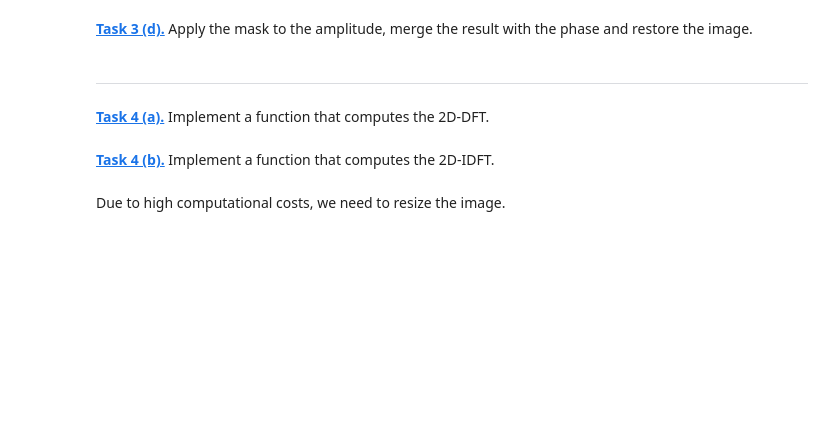
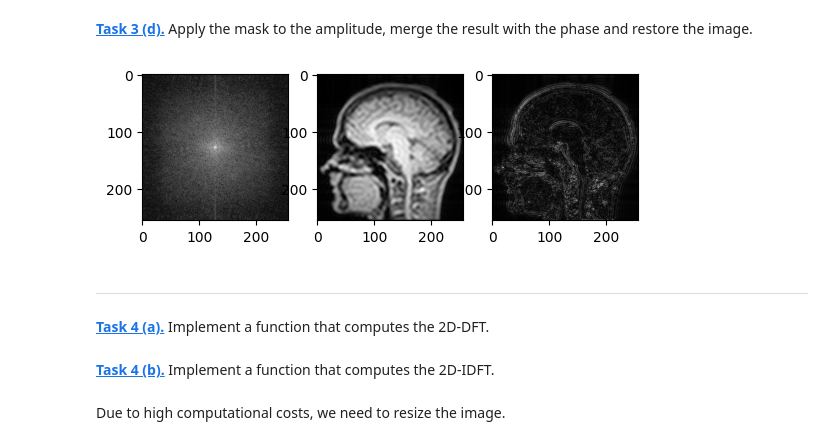
Before and after one commit to Julichxn/Mobi-fs-5-Python, a Jupyter notebook: fourier.ipynb, the cells around one changed output. Saved outputs shown, nothing was run; the diff lists cells and outputs as text; code cells hidden in the pictures; blank space fills up the shorter version.

```diff
--- a/fourier.ipynb
+++ b/fourier.ipynb
@@ -172,5 +191,27 @@ plt.imshow(mask_highpass, cmap= 'gray')
 # %% [markdown]
 **[Task 3 (d).]()** Apply the mask to the amplitude, merge the result with the phase and restore the image.
+# %%
+#apply masks to amplitude
+F_lp = amp_lp * np.exp(1j * phase_shift2)
+F_hp = amp_hp * np.exp(1j * phase_shift2)
+
+img_lp = np.abs(np.fft.ifft2(np.fft.ifftshift(F_lp)))
+img_hp = np.abs(np.fft.ifft2(np.fft.ifftshift(F_hp)))
+
+#original
+plt.subplot(1,3,1)
+plt.imshow(np.log(1+amplitude_shift2), cmap= "gray")
+
+#lp
+plt.subplot(1,3,2)
+plt.imshow(np.log(1+img_lp ), cmap= "gray")
+    #hp
+plt.subplot(1,3,3)
+plt.imshow(np.log(1+img_hp ), cmap= "gray")
+
+plt.show()
+# %% [output]
+[figure, added]
 # %% [markdown]
 ---
 # %% [markdown]
```
Also changed, not shown: parts of 11 cells of this notebook.
